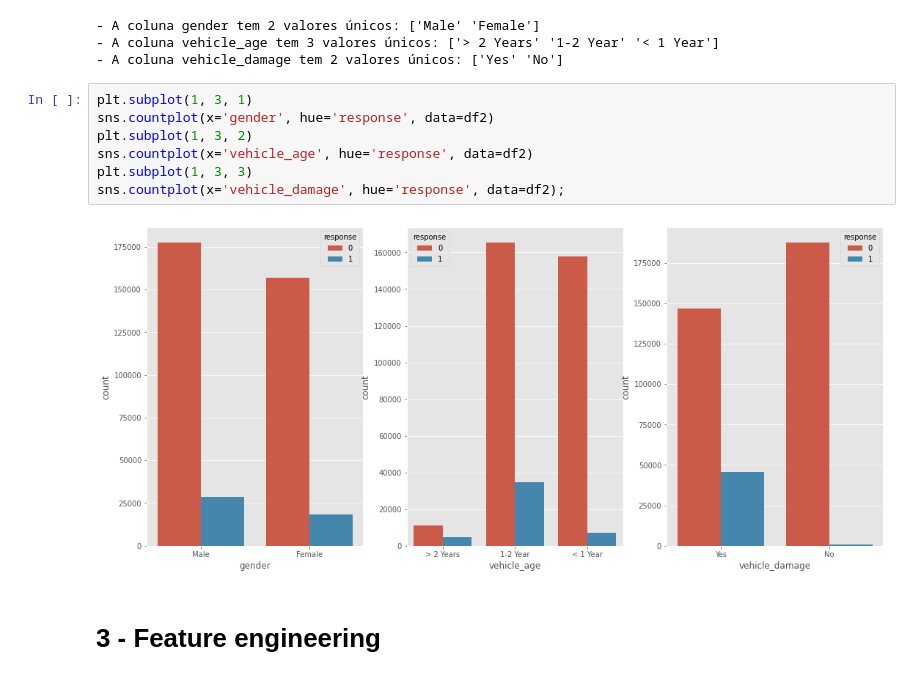
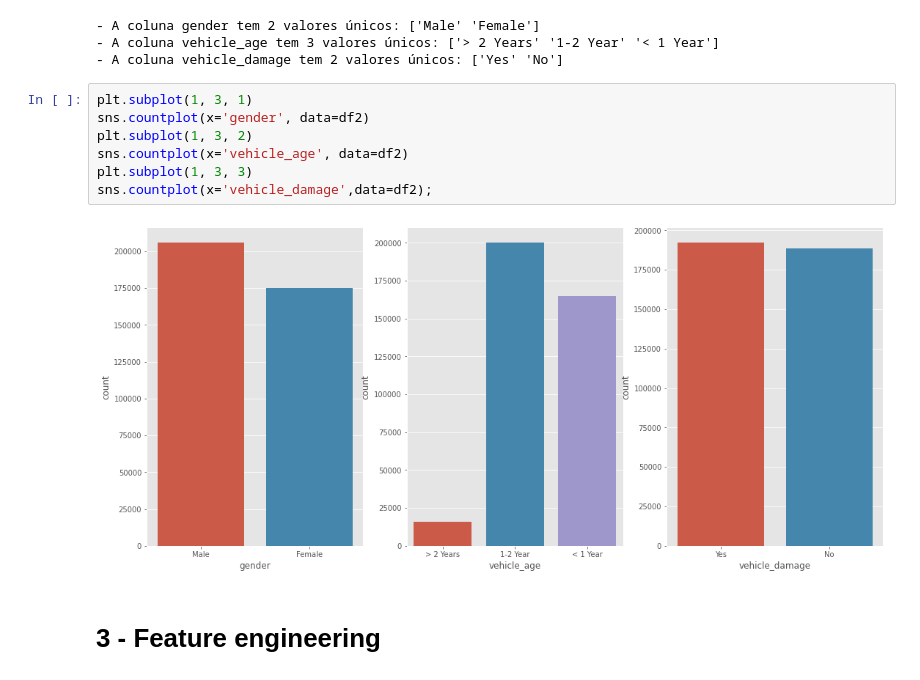
Before and after one commit to jhonatanmarques92/health_insurance_cross_sell, a Jupyter notebook: notebook/health_insurance_cross_sell.ipynb, the cells around one changed output. Drawn from its saved outputs; the diff is of its cells as text.

```diff
--- a/notebook/health_insurance_cross_sell.ipynb
+++ b/notebook/health_insurance_cross_sell.ipynb
@@ -159,13 +159,13 @@ for x in cat.columns:
 - A coluna vehicle_damage tem 2 valores únicos: ['Yes' 'No']
 # %%
 plt.subplot(1, 3, 1)
-sns.countplot(x='gender', hue='response', data=df2)
+sns.countplot(x='gender', data=df2)
 plt.subplot(1, 3, 2)
-sns.countplot(x='vehicle_age', hue='response', data=df2)
+sns.countplot(x='vehicle_age', data=df2)
 plt.subplot(1, 3, 3)
-sns.countplot(x='vehicle_damage', hue='response', data=df2);
+sns.countplot(x='vehicle_damage',data=df2);
 # %% [output]
-[figure, old version]
+[figure, new version]
 # %% [markdown]
 # 3 - Feature engineering
 # %%
```
Also changed, not shown: parts of 25 cells of this notebook.
